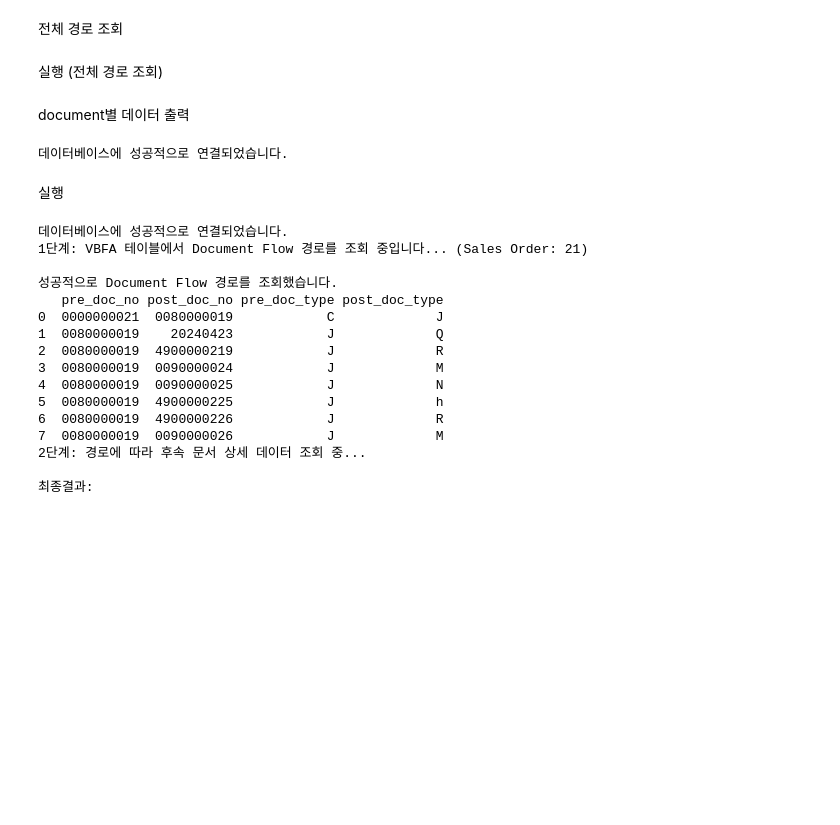
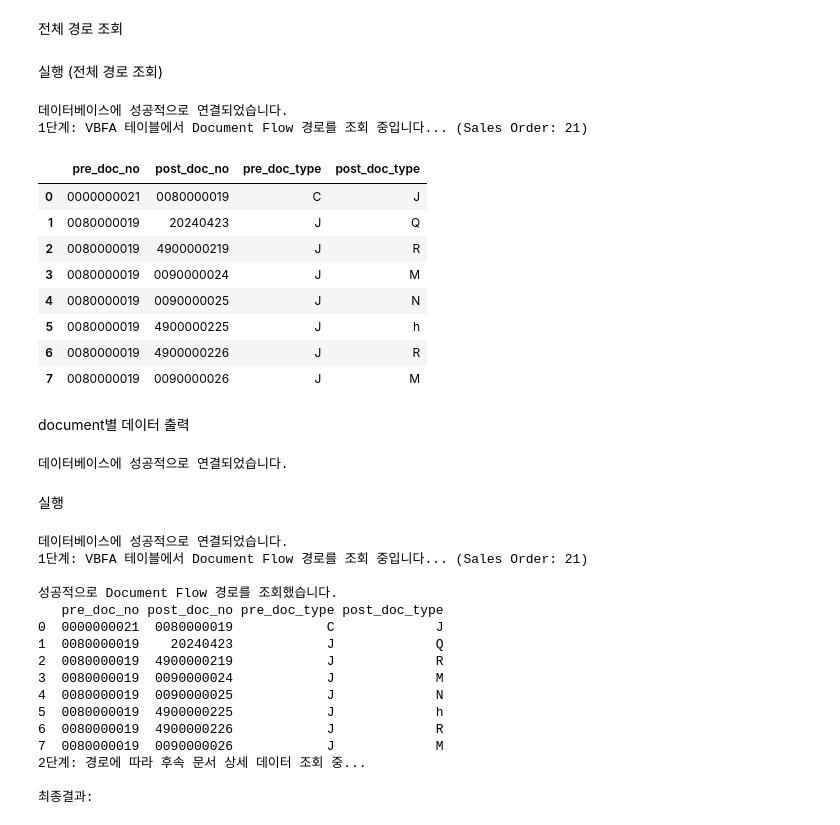
Before and after one commit to raeul0304/sbt_csm, a Jupyter notebook: document_flow/doc_flow.ipynb, the cells around one changed output. Saved outputs shown, nothing was run; the diff lists cells and outputs as text; code cells hidden in the pictures; blank space fills up the shorter version.

Commit message:
Searching method by backtracking document flow

```diff
--- a/document_flow/doc_flow.ipynb
+++ b/document_flow/doc_flow.ipynb
@@ -89,7 +26,0 @@ def list_columns(table_name, schema="public"):
-# %%
-# 사용 예시
-cols = list_columns("bkpf")
-cols_list=[]
-for c in cols:
-    cols_list.append(c["name"])
-print(cols_list)
@@ -233,10 +66,22 @@ def get_document_flow_path(sales_order_number, connection):
 # %% [markdown]
 실행 (전체 경로 조회)
 # %%
-# sales_no = input(int())
-# conn = get_db_connection()
-# doc_path = get_document_flow_path(sales_no, conn)
-# pd.DataFrame(doc_path)
+sales_no = input(int())
+conn = get_db_connection()
+doc_path = get_document_flow_path(sales_no, conn)
+pd.DataFrame(doc_path)
+# %% [output]
+데이터베이스에 성공적으로 연결되었습니다.
+1단계: VBFA 테이블에서 Document Flow 경로를 조회 중입니다... (Sales Order: 21)
+|  | pre_doc_no | post_doc_no | pre_doc_type | post_doc_type |
+| 0 | 0000000021 | 0080000019 | C | J |
+| 1 | 0080000019 | 20240423 | J | Q |
+| 2 | 0080000019 | 4900000219 | J | R |
+| 3 | 0080000019 | 0090000024 | J | M |
+| 4 | 0080000019 | 0090000025 | J | N |
+| 5 | 0080000019 | 4900000225 | J | h |
+| 6 | 0080000019 | 4900000226 | J | R |
+| 7 | 0080000019 | 0090000026 | J | M |
 # %% [markdown]
 document별 데이터 출력
 # %%
```
Also changed, not shown: parts of 24 cells of this notebook, 18 other files.
